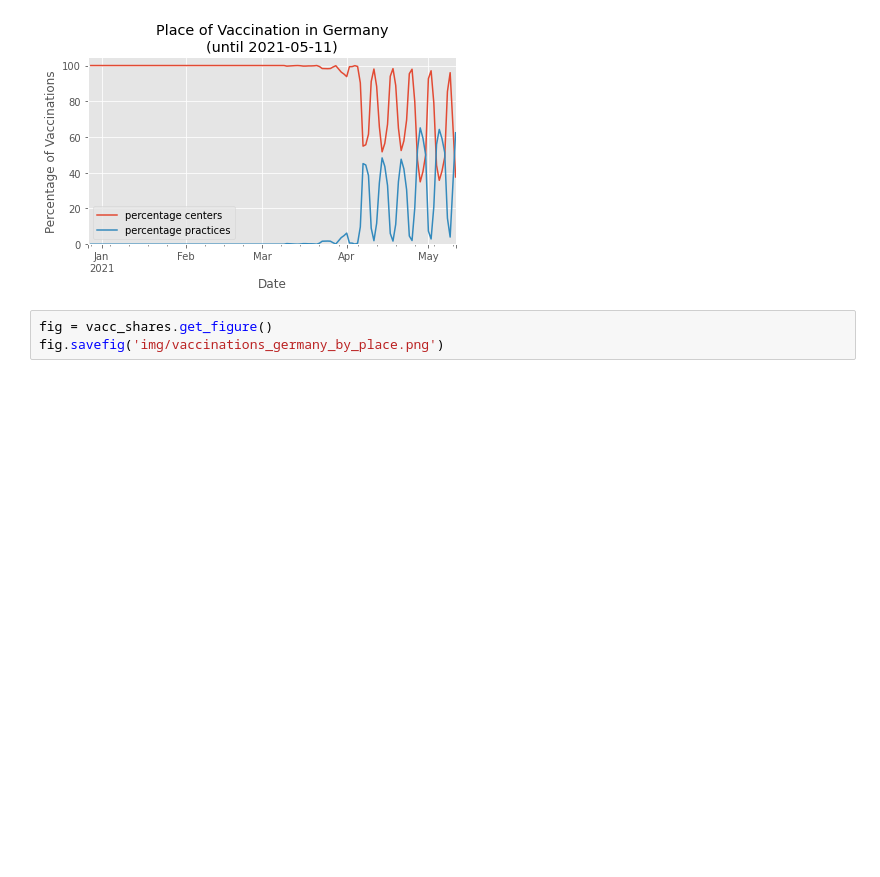
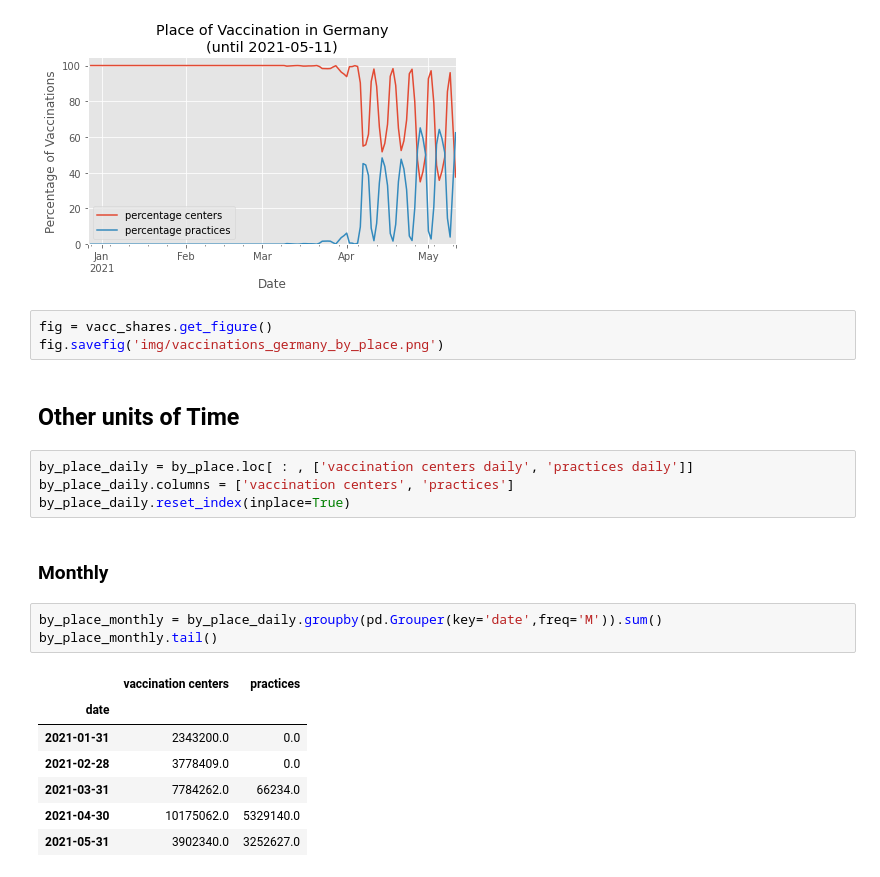
Before and after one commit to RuedigerVoigt/track-covid-19, a Jupyter notebook: vaccination.ipynb, the cells around one changed output. Cells and saved outputs as stored; diff of their text form; blank space fills up the shorter version.

```diff
--- a/vaccination.ipynb
+++ b/vaccination.ipynb
@@ -479,3 +479,22 @@ vacc_shares = share.plot(
 # %%
 fig = vacc_shares.get_figure()
 fig.savefig('img/vaccinations_germany_by_place.png')
+# %% [markdown]
+## Other units of Time
+# %%
+by_place_daily = by_place.loc[ : , ['vaccination centers daily', 'practices daily']]
+by_place_daily.columns = ['vaccination centers', 'practices']
+by_place_daily.reset_index(inplace=True)
+# %% [markdown]
+### Monthly
+# %%
+by_place_monthly = by_place_daily.groupby(pd.Grouper(key='date',freq='M')).sum()
+by_place_monthly.tail()
+# %% [output]
+|  | vaccination centers | practices |
+| date |  |  |
+| 2021-01-31 | 2343200.0 | 0.0 |
+| 2021-02-28 | 3778409.0 | 0.0 |
+| 2021-03-31 | 7784262.0 | 66234.0 |
+| 2021-04-30 | 10175062.0 | 5329140.0 |
+| 2021-05-31 | 3902340.0 | 3252627.0 |
```
Also changed, not shown: parts of 6 cells of this notebook, 3 other files.
